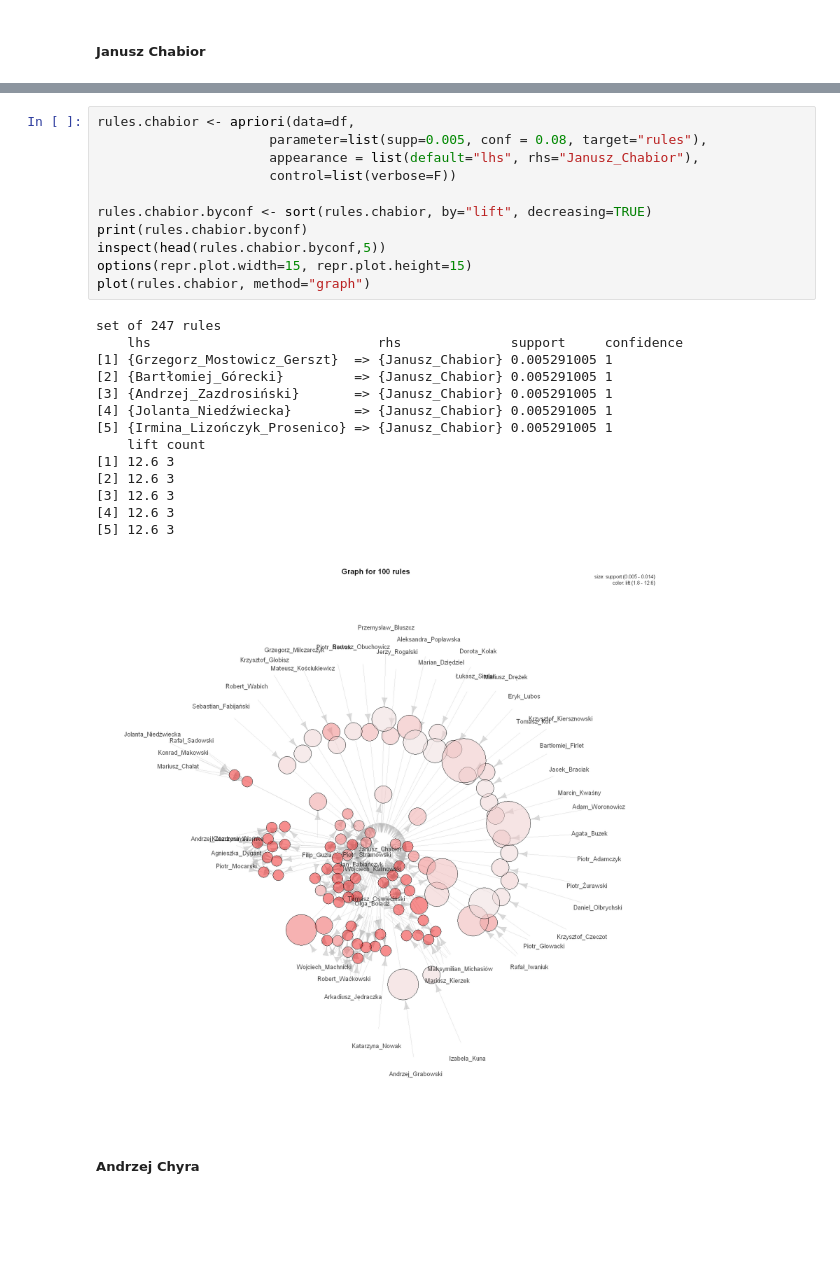
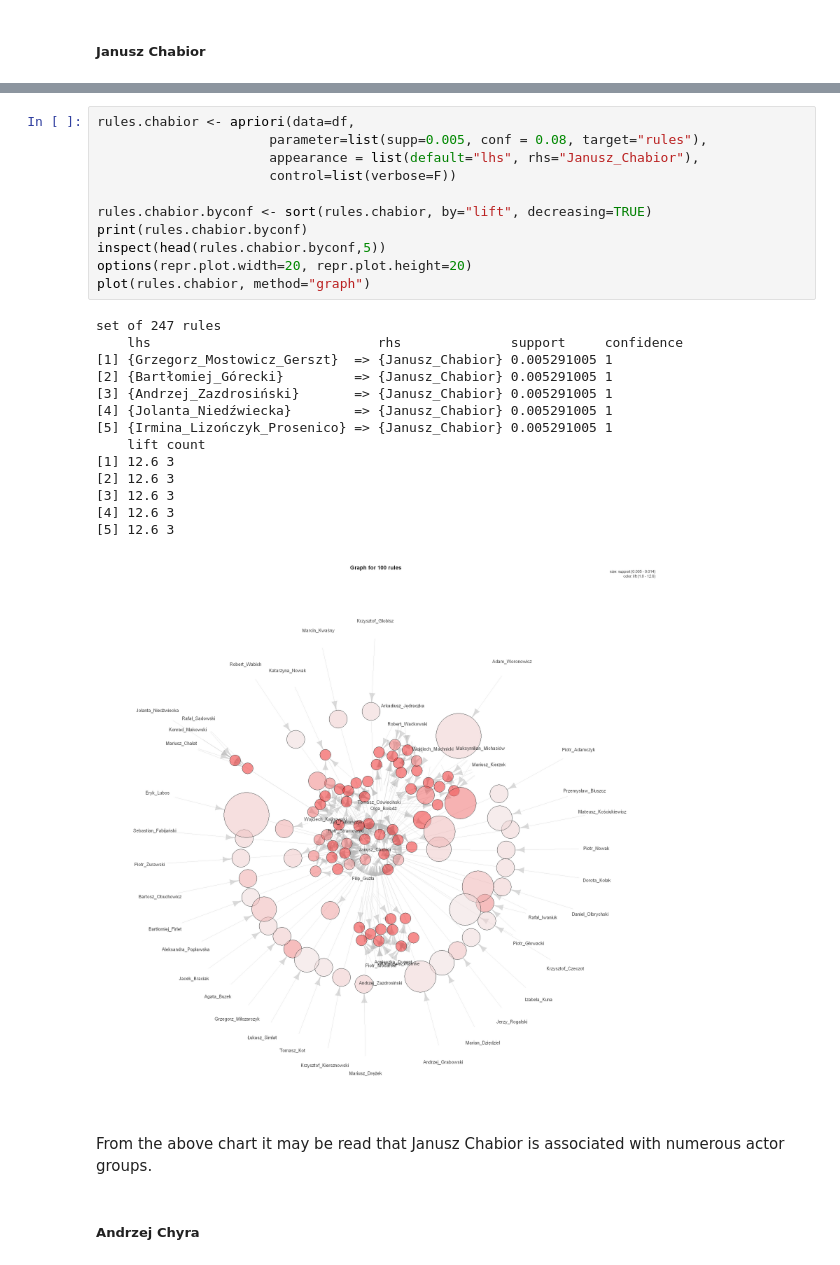
Before and after one commit to michaelwozniak/paper_ul3_wozniak_wrzesinski, a Jupyter notebook: paper_ul3_wozniak_wrzesinski.ipynb, the cells around one changed output, grey strips where cells are left out. Drawn from its saved outputs; the diff is of its cells as text; blank space fills up the shorter version.

```diff
--- a/paper_ul3_wozniak_wrzesinski.ipynb
+++ b/paper_ul3_wozniak_wrzesinski.ipynb
@@ -642,29 +642,31 @@ set of 36 rules
 # %%
 rules.chabior <- apriori(data=df,
                       parameter=list(supp=0.005, conf = 0.08, target="rules"),
                       appearance = list(default="lhs", rhs="Janusz_Chabior"),
                       control=list(verbose=F))
 
 rules.chabior.byconf <- sort(rules.chabior, by="lift", decreasing=TRUE)
 print(rules.chabior.byconf)
 inspect(head(rules.chabior.byconf,5))
-options(repr.plot.width=15, repr.plot.height=15)
+options(repr.plot.width=20, repr.plot.height=20)
 plot(rules.chabior, method="graph")
 # %% [output]
 set of 247 rules
     lhs                             rhs              support     confidence
 [1] {Grzegorz_Mostowicz_Gerszt}  => {Janusz_Chabior} 0.005291005 1
 [2] {Bartłomiej_Górecki}         => {Janusz_Chabior} 0.005291005 1
 [3] {Andrzej_Zazdrosiński}       => {Janusz_Chabior} 0.005291005 1
 [4] {Jolanta_Niedźwiecka}        => {Janusz_Chabior} 0.005291005 1
 [5] {Irmina_Lizończyk_Prosenico} => {Janusz_Chabior} 0.005291005 1
     lift count
 [1] 12.6 3
 [2] 12.6 3
 [3] 12.6 3
 [4] 12.6 3
 [5] 12.6 3
-[figure, old version]
+[figure, new version]
+# %% [markdown]
+From the above chart it may be read that Janusz Chabior is associated with numerous actor groups.
 # %% [markdown]
 ##### Andrzej Chyra
 # %%
```
Also changed, not shown: parts of 12 cells of this notebook.
